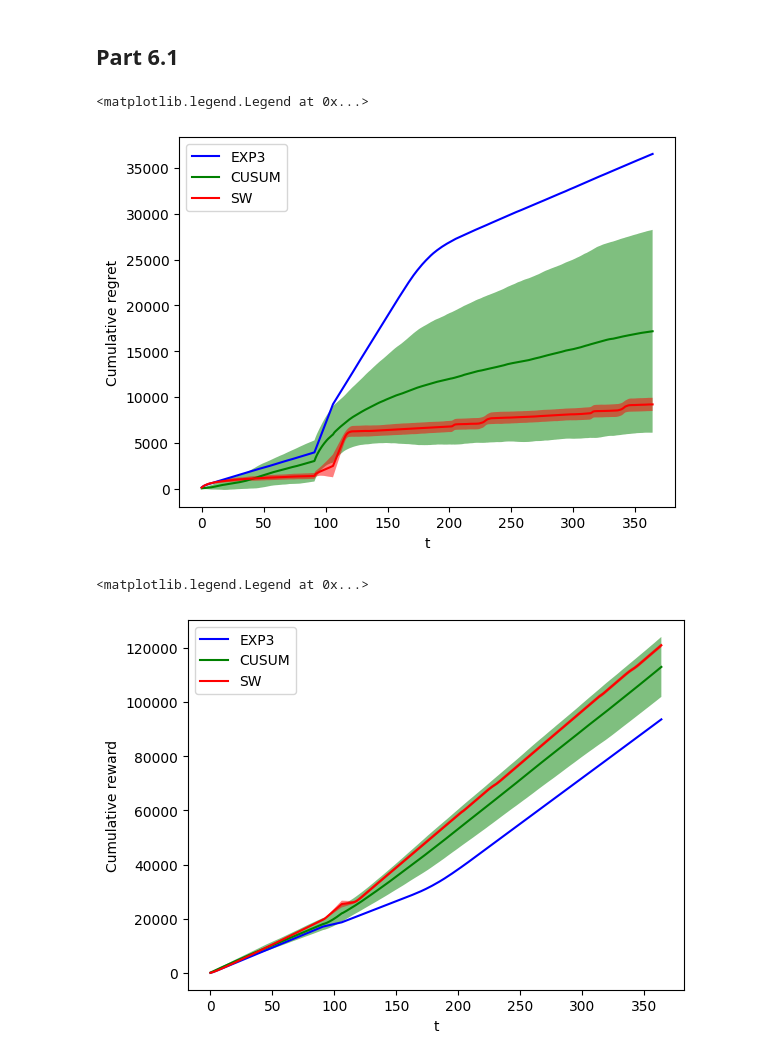
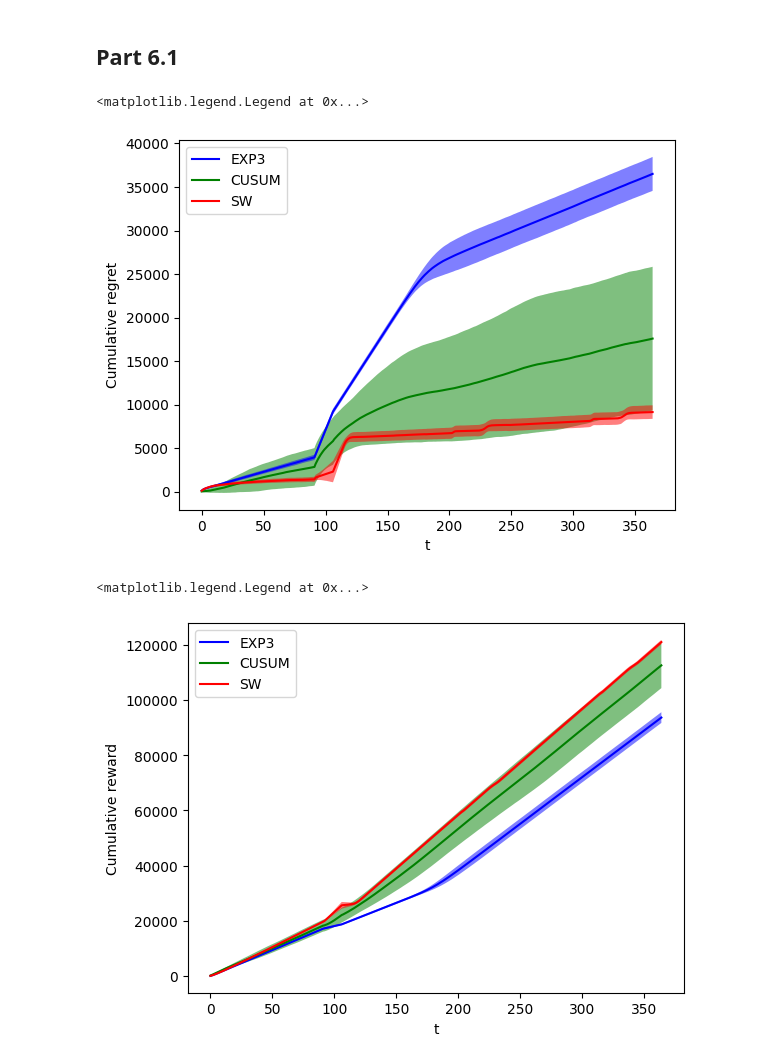
Before and after one commit to ebjaime/OLA-project, a Jupyter notebook: Notebooks/part_6.1.ipynb, the cells around one changed output. Cells and saved outputs as stored; diff of their text form; code cells hidden in the pictures.

```diff
--- a/Notebooks/part_6.1.ipynb
+++ b/Notebooks/part_6.1.ipynb
@@ -429,31 +429,38 @@ opt = np.array(opt_0 + opt_1 + opt_2)
 # %%
 plt.figure(0)
 plt.ylabel("Cumulative regret")
 plt.xlabel("t")
 plt.plot(np.cumsum(np.mean(opt - exp3_rewards_per_experiment, axis = 0)), 'b')
 plt.plot(np.cumsum(np.mean(opt - cusum_rewards_per_experiment, axis = 0)), 'g')
 plt.plot(np.cumsum(np.mean(opt - sw_ucb_rewards_per_experiment, axis = 0)), 'r')
 
 
 time = range(0, T)
 cusum_std = np.std(np.cumsum(opt - cusum_rewards_per_experiment, axis=1), axis=0)
 cusum_metric= np.mean(np.cumsum(opt - cusum_rewards_per_experiment, axis=1), axis=0)
 plt.fill(np.concatenate([time, time[::-1]]),
          np.concatenate([cusum_metric - cusum_std, (cusum_metric + cusum_std)[::-1]]),
          alpha=.5, fc='g', ec=None, label='standard deviation')
 
 time = range(0, T)
 sw_ucb_std = np.std(np.cumsum(opt - sw_ucb_rewards_per_experiment, axis=1), axis=0)
 sw_ucb_metric= np.mean(np.cumsum(opt - sw_ucb_rewards_per_experiment, axis=1), axis=0)
 plt.fill(np.concatenate([time, time[::-1]]),
          np.concatenate([sw_ucb_metric - sw_ucb_std, (sw_ucb_metric + sw_ucb_std)[::-1]]),
          alpha=.5, fc='r', ec=None, label='standard deviation')
 
+time = range(0, T)
+exp3_std = np.std(np.cumsum(opt - exp3_rewards_per_experiment, axis=1), axis=0)
+exp3_metric= np.mean(np.cumsum(opt - exp3_rewards_per_experiment, axis=1), axis=0)
+plt.fill(np.concatenate([time, time[::-1]]),
+         np.concatenate([exp3_metric - exp3_std, (exp3_metric + exp3_std)[::-1]]),
+         alpha=.5, fc='b', ec=None, label='standard deviation')
+
 
 plt.legend(["EXP3", "CUSUM","SW"])
 # %% [output]
 <matplotlib.legend.Legend at 0x...>
-[figure, old version]
+[figure, new version]
 # %%
 plt.figure(1)
 plt.ylabel("Cumulative reward")
@@ -476,11 +483,19 @@ plt.fill(np.concatenate([time, time[::-1]]),
          np.concatenate([sw_ucb_metric - sw_ucb_std, (sw_ucb_metric + sw_ucb_std)[::-1]]),
          alpha=.5, fc='r', ec=None, label='standard deviation')
 
+time = range(0, T)
+exp3_std = np.std(np.cumsum(exp3_rewards_per_experiment, axis=1), axis=0)
+exp3_metric= np.mean(np.cumsum(exp3_rewards_per_experiment, axis=1), axis=0)
+plt.fill(np.concatenate([time, time[::-1]]),
+         np.concatenate([exp3_metric - exp3_std, (exp3_metric + exp3_std)[::-1]]),
+         alpha=.5, fc='b', ec=None, label='standard deviation')
+
+
 
 plt.legend(["EXP3", "CUSUM","SW"])
 # %% [output]
 <matplotlib.legend.Legend at 0x...>
-[figure, old version]
+[figure, new version]
 # %%
 plt.figure(2)
 plt.ylabel("Instantaneous regret")
```
Also changed, not shown: parts of 2 cells of this notebook, 3 other files.
